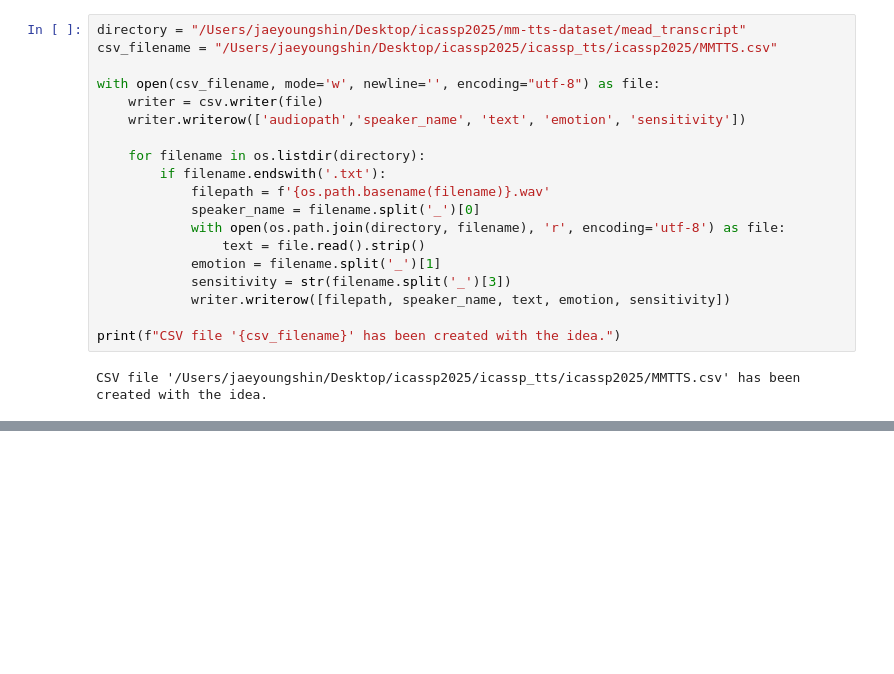
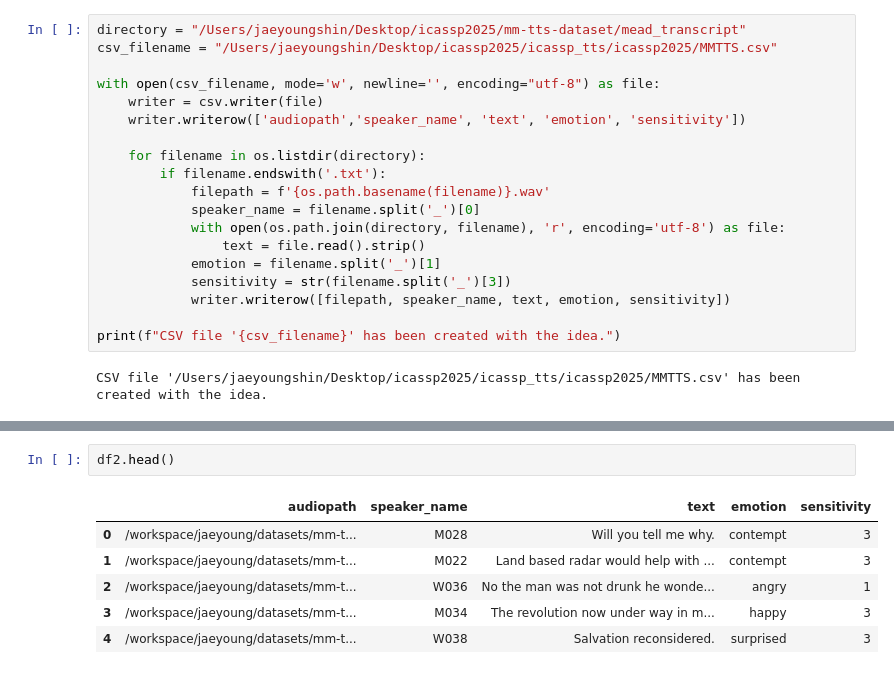
Before and after one commit to jyshin0926/MELT-TTS, a Jupyter notebook: data_preprocessing.ipynb, the cells around one changed output, grey strips where cells are left out. Drawn from its saved outputs; the diff is of its cells as text; blank space fills up the shorter version.

```diff
--- a/data_preprocessing.ipynb
+++ b/data_preprocessing.ipynb
@@ -63,0 +87,9 @@ CSV file '/Users/jaeyoungshin/Desktop/icassp2025/icassp_tts/icassp2025/MMTTS.csv
+# %%
+df2.head()
+# %% [output]
+|  | audiopath | speaker_name | text | emotion | sensitivity |
+| 0 | /workspace/jaeyoung/datasets/mm-t... | M028 | Will you tell me why. | contempt | 3 |
+| 1 | /workspace/jaeyoung/datasets/mm-t... | M022 | Land based radar would help with ... | contempt | 3 |
+| 2 | /workspace/jaeyoung/datasets/mm-t... | W036 | No the man was not drunk he wonde... | angry | 1 |
+| 3 | /workspace/jaeyoung/datasets/mm-t... | M034 | The revolution now under way in m... | happy | 3 |
+| 4 | /workspace/jaeyoung/datasets/mm-t... | W038 | Salvation reconsidered. | surprised | 3 |
```
Also changed, not shown: parts of 7 cells of this notebook, 9 other files.
